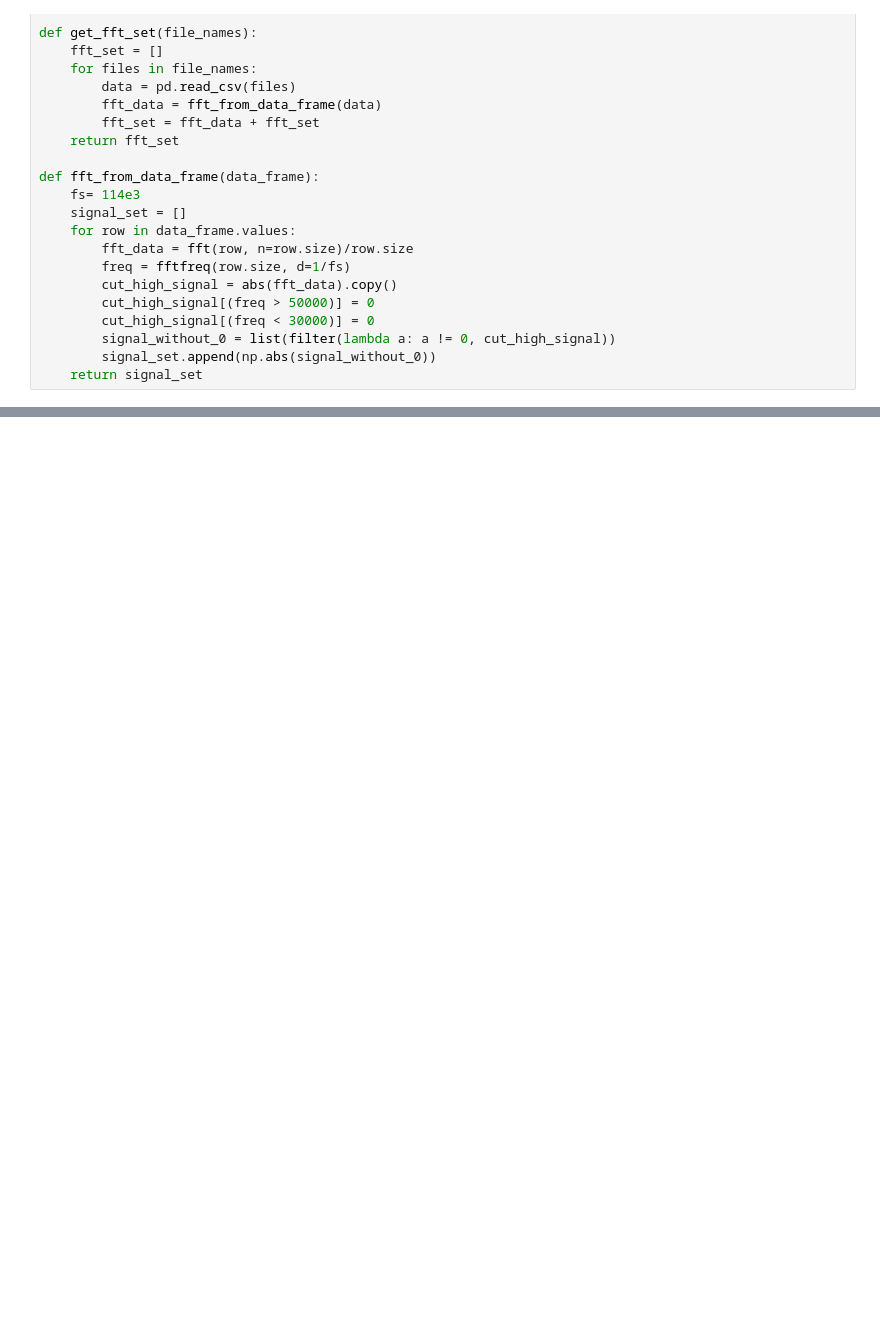
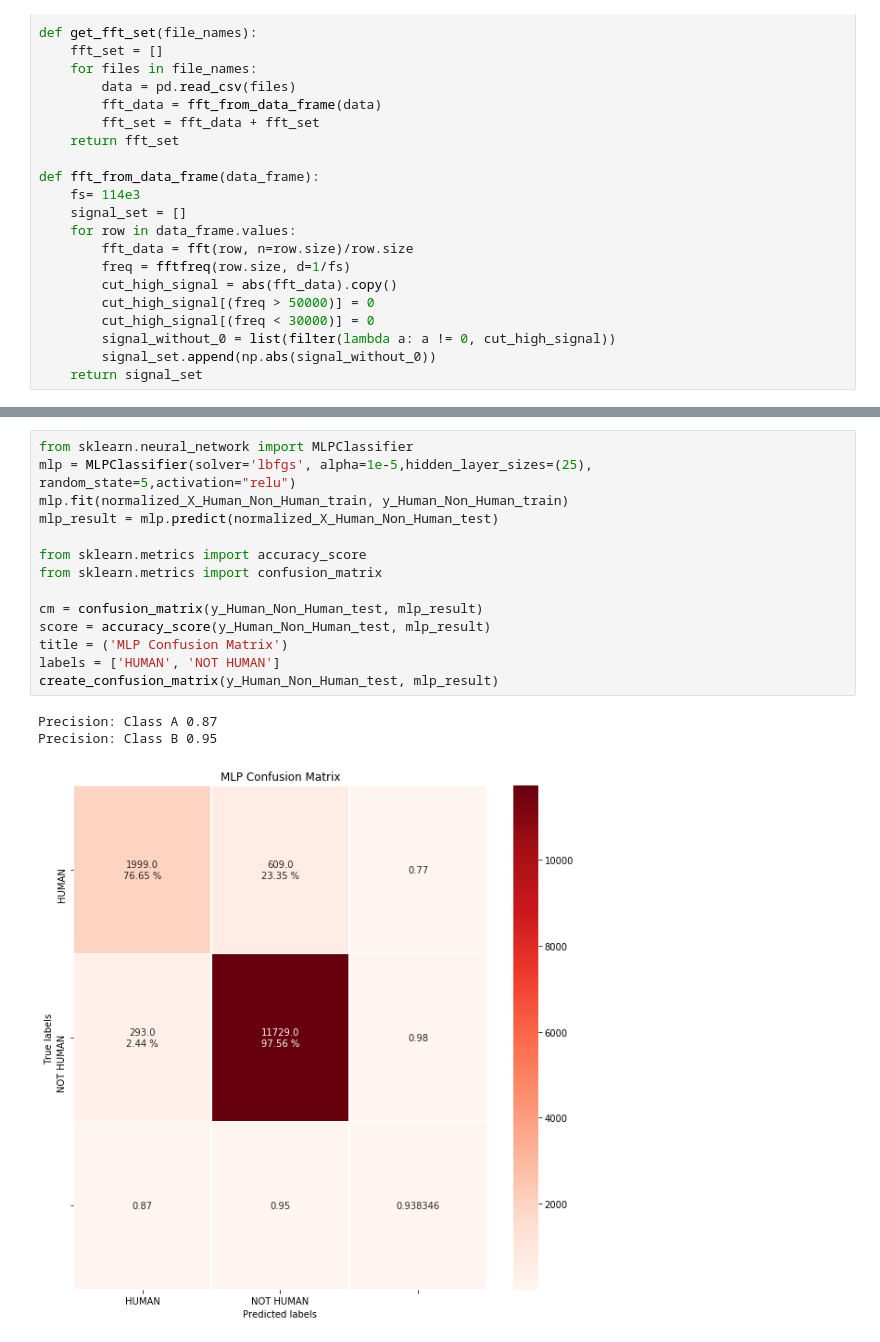
Before and after one commit to KamalByanjankar/MinimizeFeatureVectorUsingPCA, a Jupyter notebook: Human_Non_Human_Separation.ipynb, the cells around one changed output, grey strips where cells are left out. Drawn from its saved outputs; the diff is of its cells as text; blank space fills up the shorter version.

```diff
--- a/Human_Non_Human_Separation.ipynb
+++ b/Human_Non_Human_Separation.ipynb
@@ -256,0 +265,18 @@ create_confusion_matrix(y_Human_Non_Human_test, result)
+# %%
+from sklearn.neural_network import MLPClassifier
+mlp = MLPClassifier(solver='lbfgs', alpha=1e-5,hidden_layer_sizes=(25), random_state=5,activation="relu")
+mlp.fit(normalized_X_Human_Non_Human_train, y_Human_Non_Human_train)
+mlp_result = mlp.predict(normalized_X_Human_Non_Human_test)
+
+from sklearn.metrics import accuracy_score
+from sklearn.metrics import confusion_matrix
+
+cm = confusion_matrix(y_Human_Non_Human_test, mlp_result)
+score = accuracy_score(y_Human_Non_Human_test, mlp_result)
+title = ('MLP Confusion Matrix')
+labels = ['HUMAN', 'NOT HUMAN']
+create_confusion_matrix(y_Human_Non_Human_test, mlp_result)
+# %% [output]
+Precision: Class A 0.87
+Precision: Class B 0.95
+[figure, added]
```
Also changed, not shown: parts of 10 cells of this notebook.
